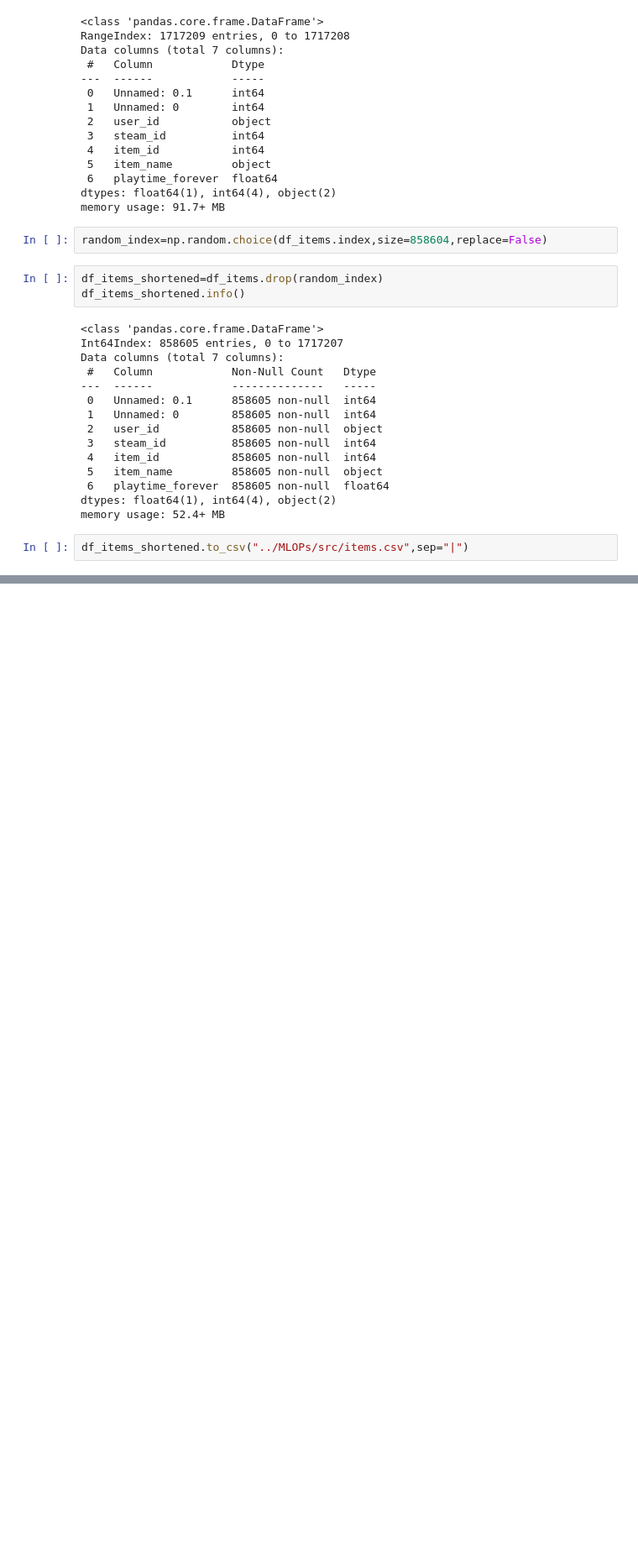
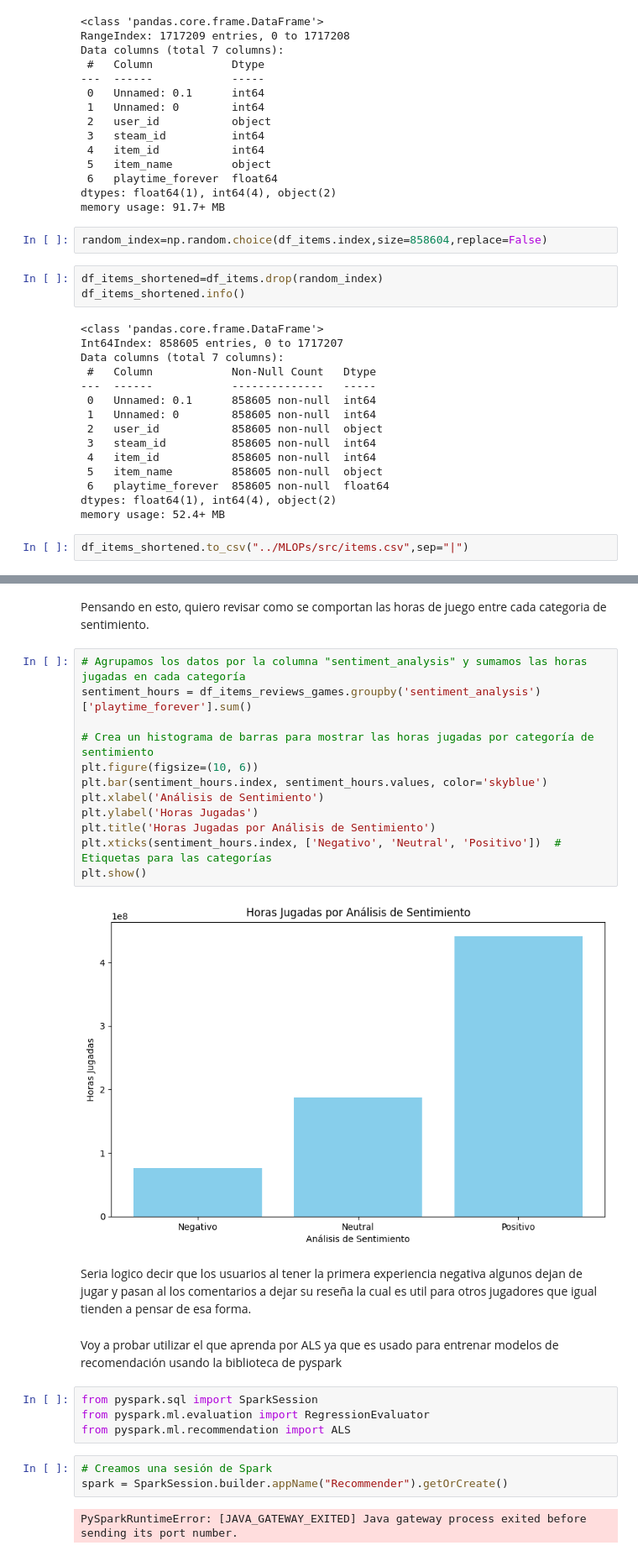
Before and after one commit to Dini96/PI_MLOPs_Oswaldo, a Jupyter notebook: MLOPS.ipynb, the cells around one changed output, grey strips where cells are left out. Shown at 84% size. Cells and saved outputs as stored; diff of their text form; blank space fills up the shorter version.

Commit message:
commit para el ml

```diff
--- a/MLOPS.ipynb
+++ b/MLOPS.ipynb
@@ -533,0 +600,29 @@ df_items_shortened.to_csv("../MLOPs/src/items.csv",sep="|")
+# %% [markdown]
+Pensando en esto, quiero revisar como se comportan las horas de juego entre cada categoria de sentimiento.
+# %%
+# Agrupamos los datos por la columna "sentiment_analysis" y sumamos las horas jugadas en cada categoría
+sentiment_hours = df_items_reviews_games.groupby('sentiment_analysis')['playtime_forever'].sum()
+
+# Crea un histograma de barras para mostrar las horas jugadas por categoría de sentimiento
+plt.figure(figsize=(10, 6))
+plt.bar(sentiment_hours.index, sentiment_hours.values, color='skyblue')
+plt.xlabel('Análisis de Sentimiento')
+plt.ylabel('Horas Jugadas')
+plt.title('Horas Jugadas por Análisis de Sentimiento')
+plt.xticks(sentiment_hours.index, ['Negativo', 'Neutral', 'Positivo'])  # Etiquetas para las categorías
+plt.show()
+# %% [output]
+[figure, added]
+# %% [markdown]
+Seria logico decir que los usuarios al tener la primera experiencia negativa algunos dejan de jugar y pasan al los comentarios a dejar su reseña la cual es util para otros jugadores que igual tienden a pensar de esa forma.
+# %% [markdown]
+Voy a probar utilizar el que aprenda por ALS ya que es usado para entrenar modelos de recomendación usando la biblioteca de pyspark
+# %%
+from pyspark.sql import SparkSession
+from pyspark.ml.evaluation import RegressionEvaluator
+from pyspark.ml.recommendation import ALS
+# %%
+# Creamos una sesión de Spark
+spark = SparkSession.builder.appName("Recommender").getOrCreate()
+# %% [output]
+PySparkRuntimeError: [JAVA_GATEWAY_EXITED] Java gateway process exited before sending its port number.
```
Also changed, not shown: parts of 36 cells of this notebook, 1 other file.
